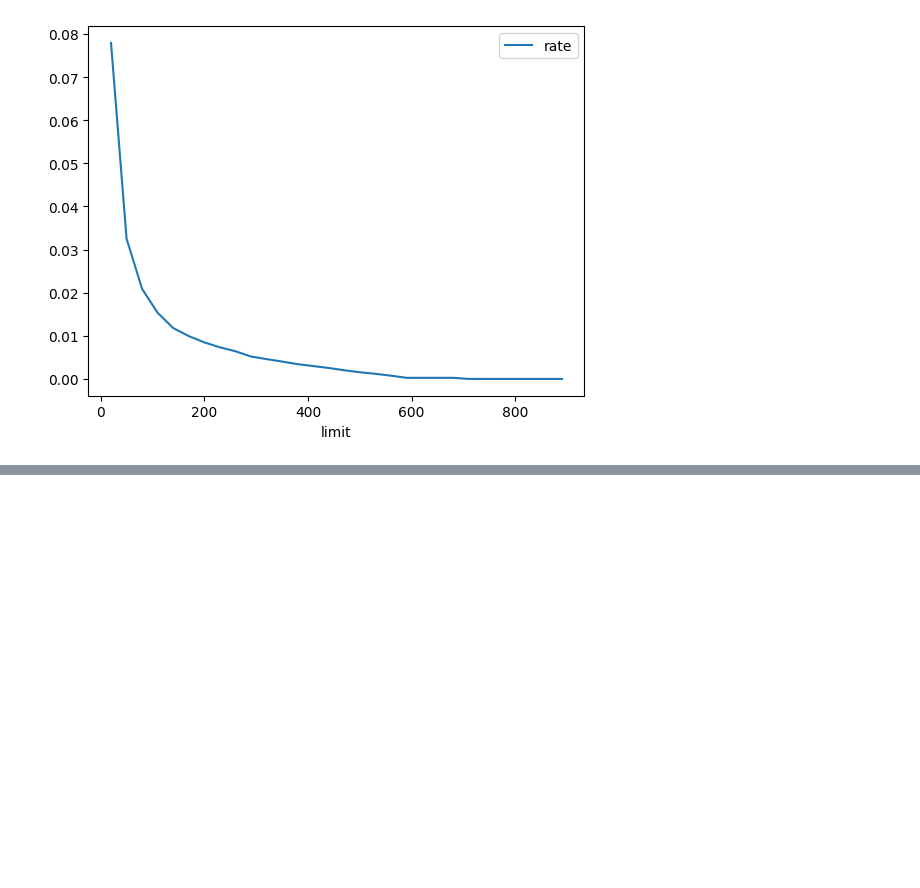
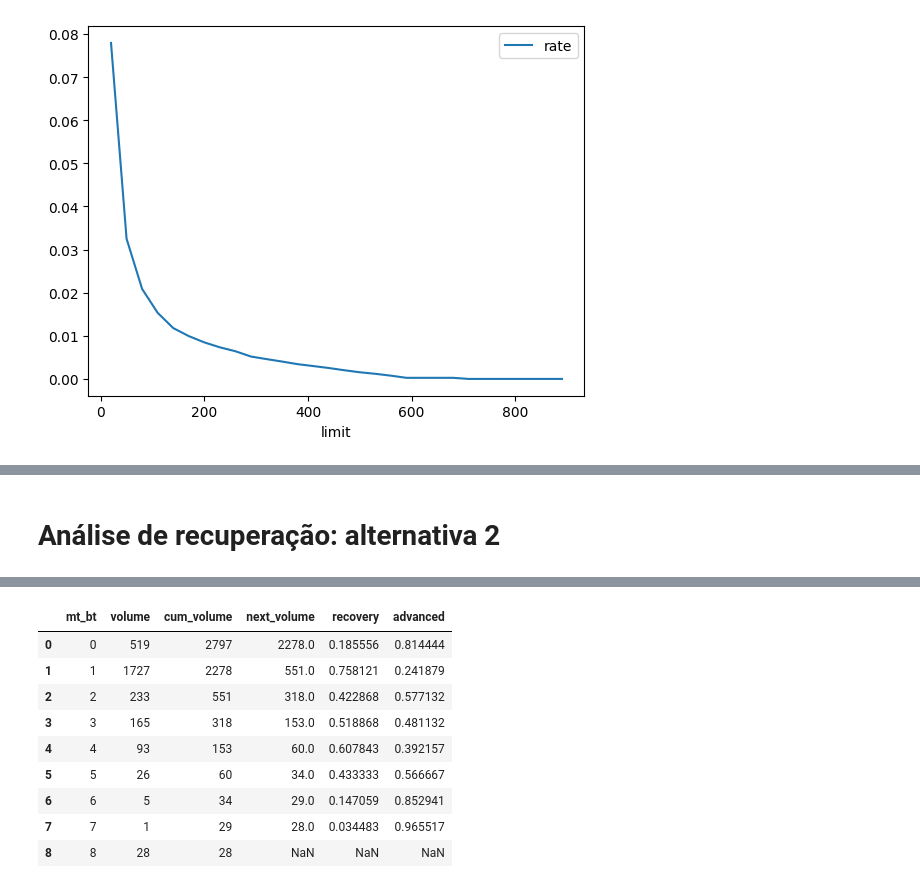
Before and after one commit to BrunoRammon/olist_project, a Jupyter notebook: notebooks/target_definition.ipynb, the cells around one changed output, grey strips where cells are left out. Cells and saved outputs as stored; diff of their text form; code cells hidden in the pictures; blank space fills up the shorter version.

```diff
--- a/notebooks/target_definition.ipynb
+++ b/notebooks/target_definition.ipynb
@@ -50,10 +94,7 @@ df_orders
 | 100009 | 66dea50a8b16d9b4dee7af250b4be1a5 | delivered | 2018-03-08 20:57:30 | 2018-03-09 11:20:28 | 2018-03-09 22:11:59 | ... |
 100010 rows × 9 columns
 # %%
-def months_between_cohort(cohort_1,cohort_2):
-    dt_cohort_1 = pd.to_datetime(cohort_1.astype('string'),format='%Y%m')
-    dt_cohort_2 = pd.to_datetime(cohort_2.astype('string'),format='%Y%m')
-    return (dt_cohort_2.dt.to_period('M').astype(int) - dt_cohort_1.dt.to_period('M').astype(int))
+
 df_time_between_activities = (
     df_orders
     .query('order_status=="delivered"')
@@ -200,0 +254,28 @@ pd.DataFrame({'limit':limits,'rate': rates}).plot(x='limit',y='rate')
+# %% [markdown]
+# Análise de recuperação: alternativa 2
+# %%
+
+(
+    df_time_between_activities[['seller_id','cohort_info','first_cohort_seller']]
+    .query('cohort_info<201707')
+    .drop_duplicates(subset=['seller_id','cohort_info'])
+    .assign(
+        next_1_order_cohort = lambda df: df.groupby('seller_id')['cohort_info'].shift(-1).fillna(df.cohort_info.max()),
+        # next_2_order_cohort = lambda df: df.groupby('seller_id')['cohort_info'].shift(-2).fillna(df.cohort_info.max()),
+        mt_bt = lambda df: months_between_cohort(df.cohort_info,df.next_1_order_cohort)
+    )
+    .groupby('mt_bt')
+    .agg(
+        volume = ('mt_bt','count')
+    )
+    .reset_index()
+    .sort_values('mt_bt', ascending=False)
+    .assign(
+        cum_volume = lambda df: df.volume.cumsum(),
+        next_volume = lambda df: df.cum_volume.shift(),
+        recovery = lambda df: (df.cum_volume - df.next_volume)/df.cum_volume,
+        advanced = lambda df: df.next_volume/df.cum_volume,
+    )
+    .sort_values('mt_bt', ascending=True)
+)
+# %% [output]
@@ -200,0 +283,10 @@ pd.DataFrame({'limit':limits,'rate': rates}).plot(x='limit',y='rate')
+|  | mt_bt | volume | cum_volume | next_volume | recovery | advanced |
+| 0 | 0 | 519 | 2797 | 2278.0 | 0.185556 | 0.814444 |
+| 1 | 1 | 1727 | 2278 | 551.0 | 0.758121 | 0.241879 |
+| 2 | 2 | 233 | 551 | 318.0 | 0.422868 | 0.577132 |
+| 3 | 3 | 165 | 318 | 153.0 | 0.518868 | 0.481132 |
+| 4 | 4 | 93 | 153 | 60.0 | 0.607843 | 0.392157 |
+| 5 | 5 | 26 | 60 | 34.0 | 0.433333 | 0.566667 |
+| 6 | 6 | 5 | 34 | 29.0 | 0.147059 | 0.852941 |
+| 7 | 7 | 1 | 29 | 28.0 | 0.034483 | 0.965517 |
+| 8 | 8 | 28 | 28 | NaN | NaN | NaN |
```
Also changed, not shown: parts of 17 cells of this notebook.
